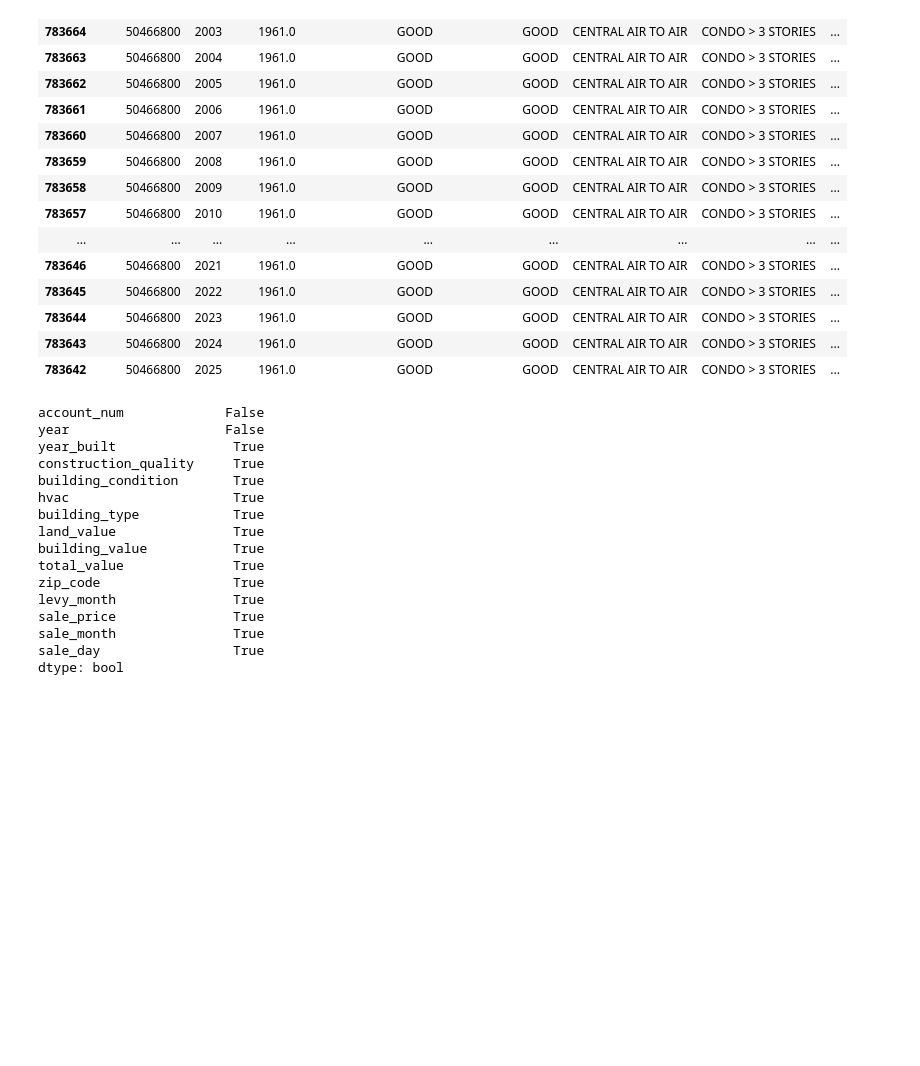
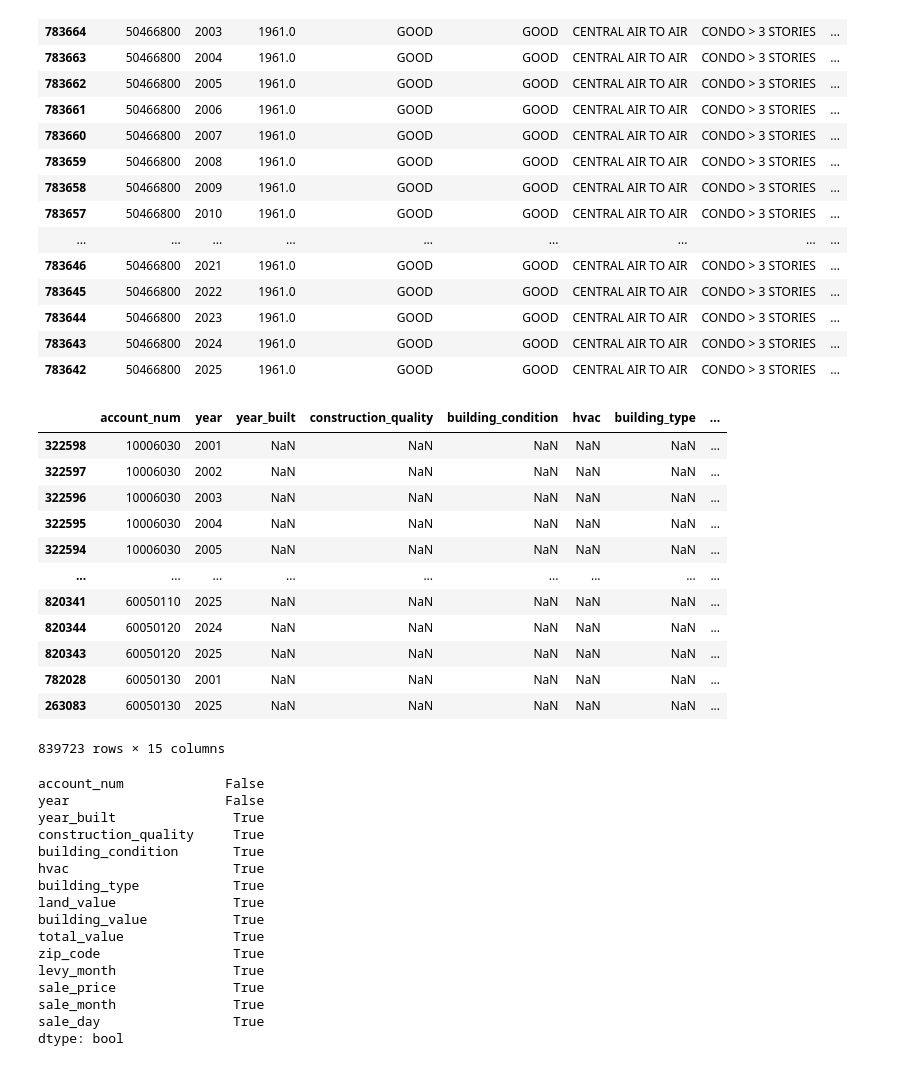
Before and after one commit to barrettdalbec/Alexandria-Personal-Project, a Jupyter notebook: Data Analysis/Data Analysis.ipynb, the cells around one changed output. Drawn from its saved outputs; the diff is of its cells as text; code cells hidden in the pictures; blank space fills up the shorter version.

```diff
--- a/Data Analysis/Data Analysis.ipynb
+++ b/Data Analysis/Data Analysis.ipynb
@@ -203,6 +204,22 @@ master_df[master_df['account_num'] == 50466800]
 | 783644 | 50466800 | 2023 | 1961.0 | GOOD | GOOD | CENTRAL AIR TO AIR | CONDO > 3 STORIES | ... |
 | 783643 | 50466800 | 2024 | 1961.0 | GOOD | GOOD | CENTRAL AIR TO AIR | CONDO > 3 STORIES | ... |
 | 783642 | 50466800 | 2025 | 1961.0 | GOOD | GOOD | CENTRAL AIR TO AIR | CONDO > 3 STORIES | ... |
+# %%
+master_df
+# %% [output]
+|  | account_num | year | year_built | construction_quality | building_condition | hvac | building_type | ... |
+| 322598 | 10006030 | 2001 | NaN | NaN | NaN | NaN | NaN | ... |
+| 322597 | 10006030 | 2002 | NaN | NaN | NaN | NaN | NaN | ... |
+| 322596 | 10006030 | 2003 | NaN | NaN | NaN | NaN | NaN | ... |
+| 322595 | 10006030 | 2004 | NaN | NaN | NaN | NaN | NaN | ... |
+| 322594 | 10006030 | 2005 | NaN | NaN | NaN | NaN | NaN | ... |
+| ... | ... | ... | ... | ... | ... | ... | ... | ... |
+| 820341 | 60050110 | 2025 | NaN | NaN | NaN | NaN | NaN | ... |
+| 820344 | 60050120 | 2024 | NaN | NaN | NaN | NaN | NaN | ... |
+| 820343 | 60050120 | 2025 | NaN | NaN | NaN | NaN | NaN | ... |
+| 782028 | 60050130 | 2001 | NaN | NaN | NaN | NaN | NaN | ... |
+| 263083 | 60050130 | 2025 | NaN | NaN | NaN | NaN | NaN | ... |
+839723 rows × 15 columns
 # %%
 master_df.isna().any()
 # %% [output]
```
Also changed, not shown: parts of 11 cells of this notebook.
